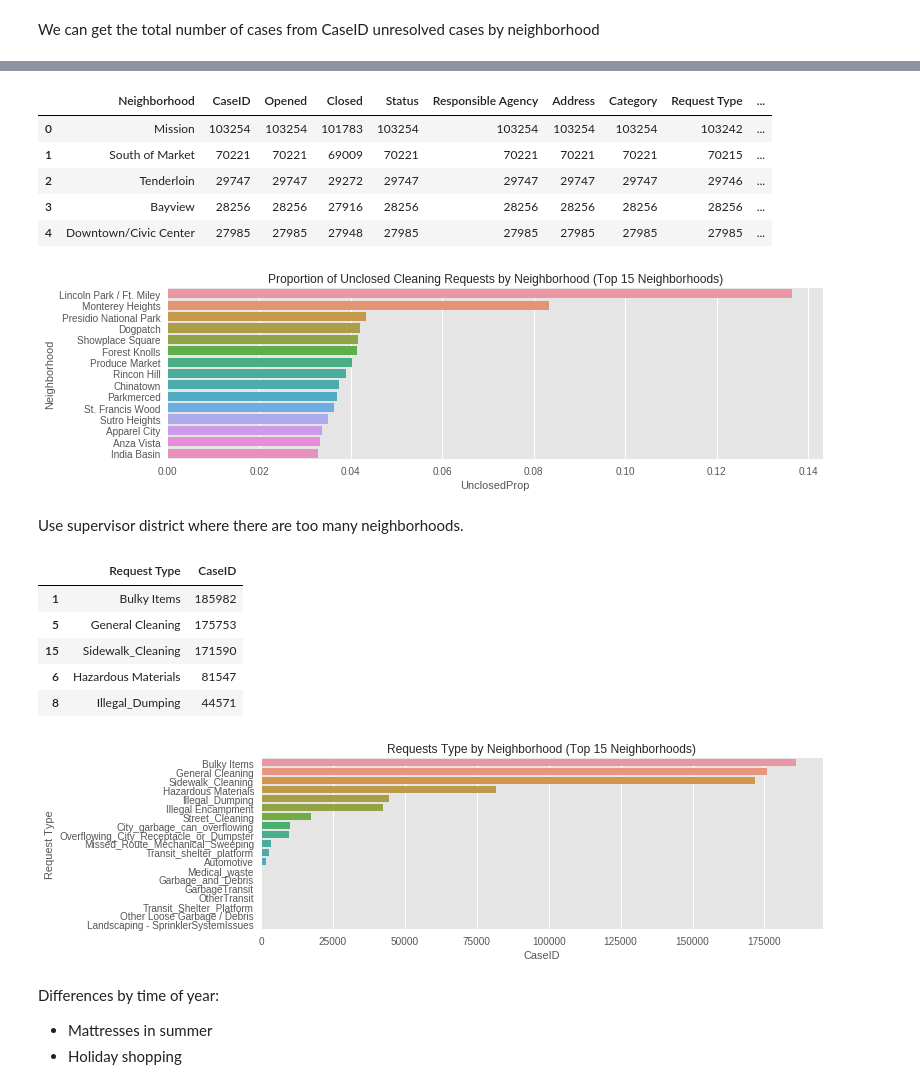
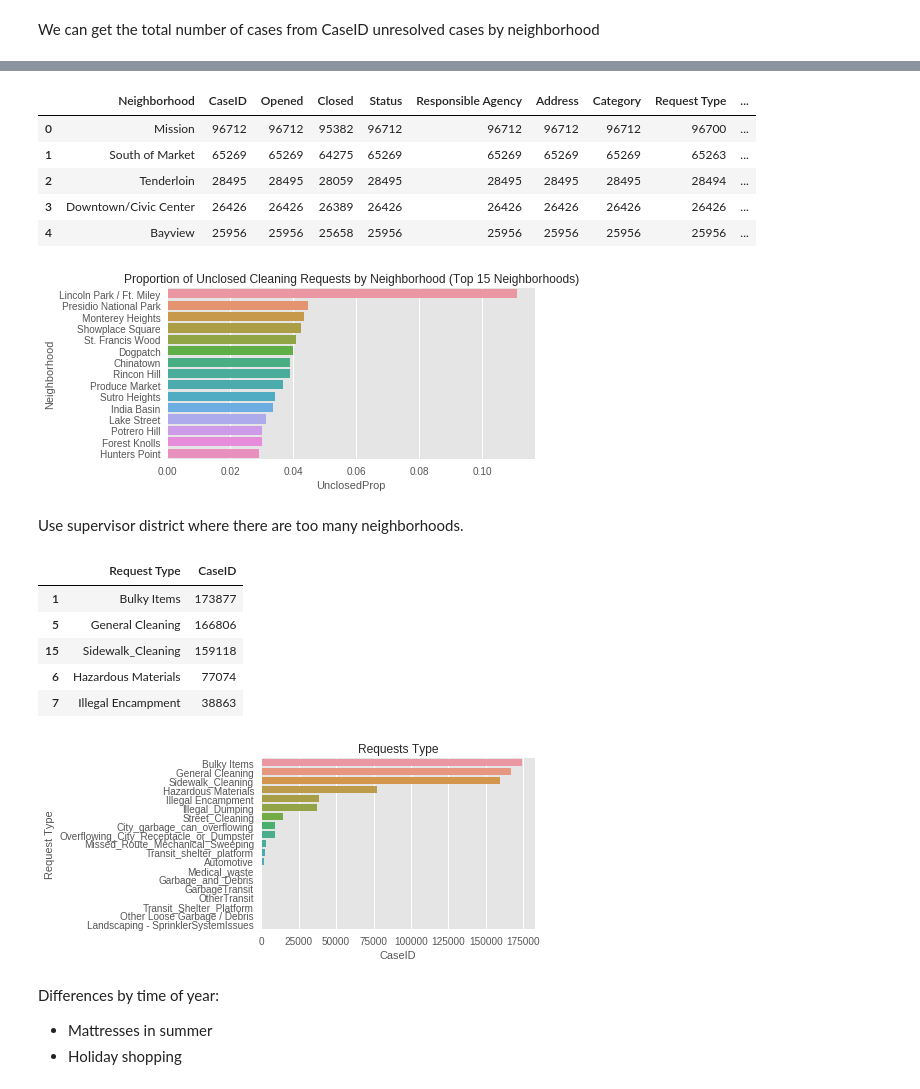
Before and after one commit to tjgordon/141B-Project, a Jupyter notebook: SF Street Cleaning Project.ipynb, the cells around one changed output, grey strips where cells are left out. Cells and saved outputs as stored; diff of their text form; code cells hidden in the pictures.

```diff
--- a/SF Street Cleaning Project.ipynb
+++ b/SF Street Cleaning Project.ipynb
@@ -45,3 +46,10 @@ street.head()
 | 2 | 322559 | 2008-11-30 22:20:00 | 2008-12-01 06:07:00 | Closed | DPW Ops Queue | 1601 SACRAMENTO ST, SAN FRANCISCO... | Street and Sidewalk Cleaning | Illegal_Dumping | ... |
 | 3 | 322556 | 2008-11-30 21:34:00 | 2008-12-09 08:07:00 | Closed | DPW Ops Queue | Intersection of 25TH ST and LUCKY ST | Street and Sidewalk Cleaning | Sidewalk_Cleaning | ... |
 | 4 | 322545 | 2008-11-30 20:45:00 | 2009-02-03 07:09:00 | Closed | DPW Ops Queue | Intersection of 19TH ST and OAKWO... | Street and Sidewalk Cleaning | Sidewalk_Cleaning | ... |
+# %%
+street = street.loc[street['Opened'].dt.year != 2008]
+street = street.loc[street['Opened'].dt.year != 2017]
+street = street.sort_values("Opened")
+street = street.reset_index()
+street = street.drop('index', 1)
+street.head()
@@ -159,11 +174,11 @@ counts['UnclosedProp'] = (counts.Opened - counts.Closed) / counts.Opened
 counts.head()
 # %% [output]
 |  | Neighborhood | CaseID | Opened | Closed | Status | Responsible Agency | Address | Category | Request Type | ... |
-| 0 | Mission | 103254 | 103254 | 101783 | 103254 | 103254 | 103254 | 103254 | 103242 | ... |
-| 1 | South of Market | 70221 | 70221 | 69009 | 70221 | 70221 | 70221 | 70221 | 70215 | ... |
-| 2 | Tenderloin | 29747 | 29747 | 29272 | 29747 | 29747 | 29747 | 29747 | 29746 | ... |
-| 3 | Bayview | 28256 | 28256 | 27916 | 28256 | 28256 | 28256 | 28256 | 28256 | ... |
-| 4 | Downtown/Civic Center | 27985 | 27985 | 27948 | 27985 | 27985 | 27985 | 27985 | 27985 | ... |
+| 0 | Mission | 96712 | 96712 | 95382 | 96712 | 96712 | 96712 | 96712 | 96700 | ... |
+| 1 | South of Market | 65269 | 65269 | 64275 | 65269 | 65269 | 65269 | 65269 | 65263 | ... |
+| 2 | Tenderloin | 28495 | 28495 | 28059 | 28495 | 28495 | 28495 | 28495 | 28494 | ... |
+| 3 | Downtown/Civic Center | 26426 | 26426 | 26389 | 26426 | 26426 | 26426 | 26426 | 26426 | ... |
+| 4 | Bayview | 25956 | 25956 | 25658 | 25956 | 25956 | 25956 | 25956 | 25956 | ... |
 # %%
 sns.set_context("notebook", rc={"font.size" : 40}) # font_scale=1.5
 ax = sns.factorplot(x = "UnclosedProp",
@@ -172,12 +187,12 @@ ax = sns.factorplot(x = "UnclosedProp",
                                               ascending = False).head(15),
                     kind = "bar",
                     orient = "h",
-                    aspect = 3
+                    aspect = 2
                    )#, size = 10)
 plt.title("Proportion of Unclosed Cleaning Requests by Neighborhood (Top 15 Neighborhoods)")
 plt.show()
 # %% [output]
-[figure, old version]
+[figure, new version]
 # %% [markdown]
 Use supervisor district where there are too many neighborhoods.
 # %%
@@ -185,24 +200,24 @@ request_counts = street.groupby(by = "Request Type").count().reset_index().ix[:,
 request_counts.head()
 # %% [output]
 |  | Request Type | CaseID |
-| 1 | Bulky Items | 185982 |
-| 5 | General Cleaning | 175753 |
-| 15 | Sidewalk_Cleaning | 171590 |
-| 6 | Hazardous Materials | 81547 |
-| 8 | Illegal_Dumping | 44571 |
+| 1 | Bulky Items | 173877 |
+| 5 | General Cleaning | 166806 |
+| 15 | Sidewalk_Cleaning | 159118 |
+| 6 | Hazardous Materials | 77074 |
+| 7 | Illegal Encampment | 38863 |
 # %%
 sns.set_context("notebook", rc={"font.size" : 40}) # font_scale=1.5
 ax = sns.factorplot(y = "Request Type",
                     x = "CaseID",
                     data = request_counts,
                     kind = "bar",
                     orient = "h",
-                    aspect = 3
+                    aspect = 2
                    )#, size = 10)
-plt.title("Requests Type by Neighborhood (Top 15 Neighborhoods)")
+plt.title("Requests Type")
 plt.show()
 # %% [output]
-[figure, old version]
+[figure, new version]
 # %% [markdown]
 Differences by time of year:
 - Mattresses in summer
```
Also changed, not shown: parts of 19 cells of this notebook, 3 other files.
